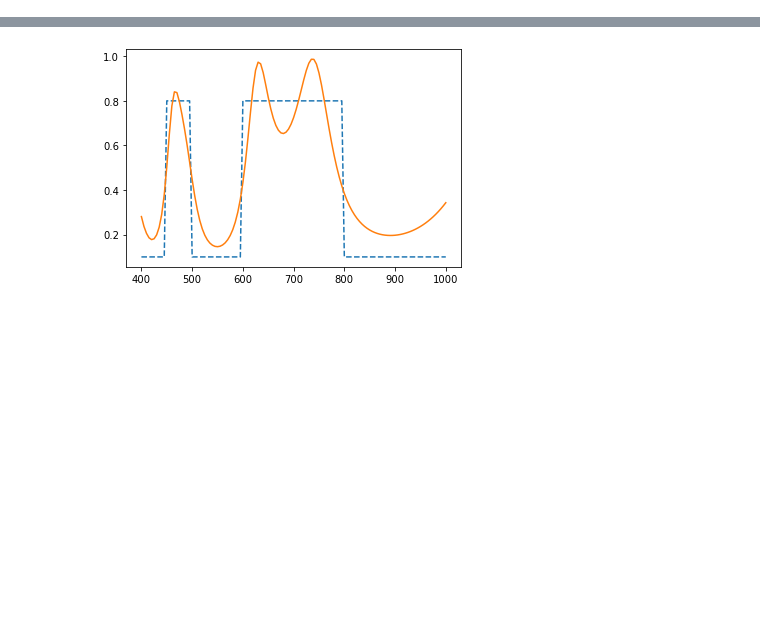
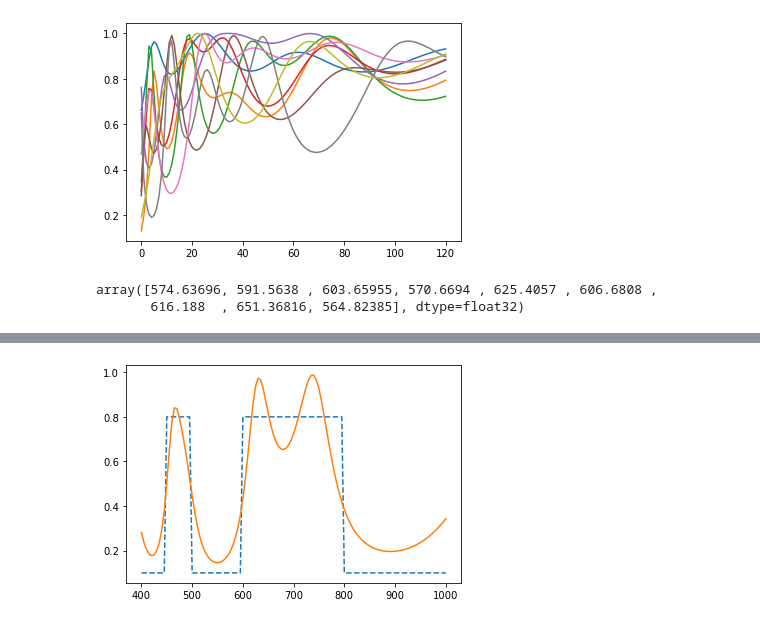
Before and after one commit to lixiaoyu0429/PCSED, a Jupyter notebook: tmm_torch.ipynb, the cells around one changed output, grey strips where cells are left out. Cells and saved outputs as stored; diff of their text form; code cells hidden in the pictures; blank space fills up the shorter version.

```diff
--- a/tmm_torch.ipynb
+++ b/tmm_torch.ipynb
@@ -15,6 +16,20 @@ device_train = torch.device("cuda:0" if torch.cuda.is_available() else "cpu")
 device_test = torch.device("cpu")
 
 runs = []
+# %%
+mat = sio.loadmat(r'results\Test_13_43.01_0.946_params.mat')
+params = mat['params']
+responses = mat['responses']
+for i in range(responses.shape[0]):
+    plt.plot(responses[i, :])
+plt.show()
+# %% [output]
+[figure, added]
+# %%
+mat['params'].sum(axis=1)
+# %% [output]
+array([574.63696, 591.5638 , 603.65955, 570.6694 , 625.4057 , 606.6808 ,
+       616.188  , 651.36816, 564.82385], dtype=float32)
 # %%
 fnet_folder = Path(r'D:\zf-py\graduate2\PCSED\nets\fnet\TMM_L20_R5.0')
 fnet:TMM_predictor = torch.load(fnet_folder/'fnet.pkl')
```
Also changed, not shown: parts of 8 cells of this notebook, 18 other files.
